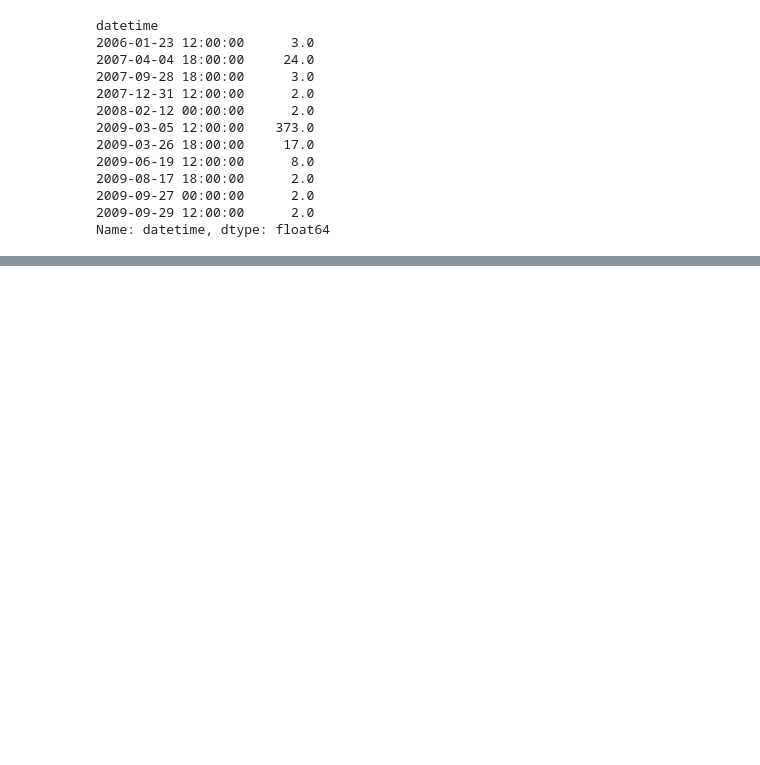
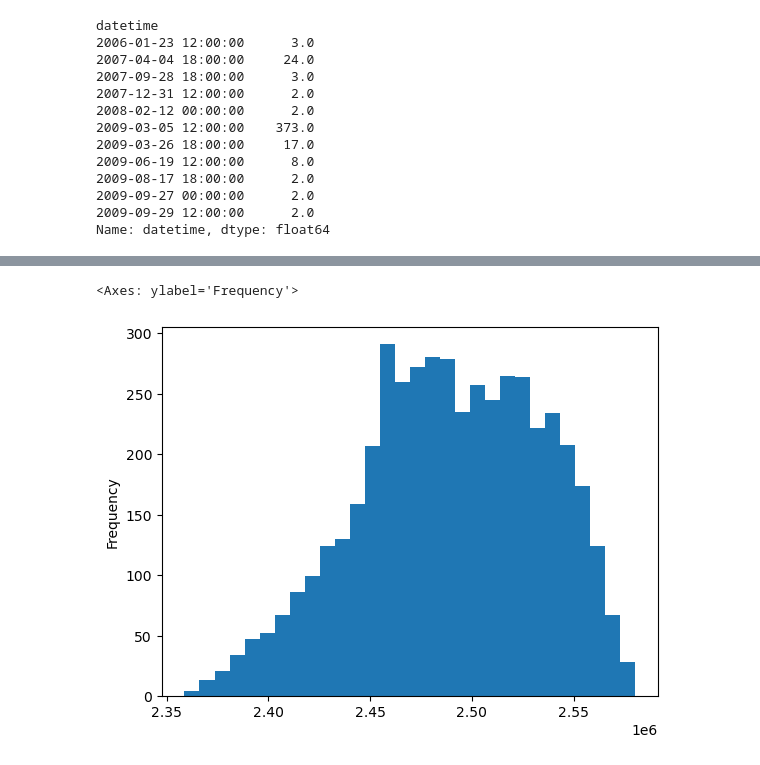
Before and after one commit to NicolasLamotteUC3M/p1_aprendizaje_automatico_Jaime_Nicolas, a Jupyter notebook: NotebookFinal.ipynb, the cells around one changed output, grey strips where cells are left out. Saved outputs shown, nothing was run; the diff lists cells and outputs as text; code cells hidden in the pictures; blank space fills up the shorter version.

```diff
--- a/NotebookFinal.ipynb
+++ b/NotebookFinal.ipynb
@@ -143,0 +226,5 @@ Tras esto, se va observar
+# %%
+wind_ava['p54.162.13'].plot.hist(bins = 30)
+# %% [output]
+<Axes: ylabel='Frequency'>
+[figure, added]
```
Also changed, not shown: parts of 54 cells of this notebook.
